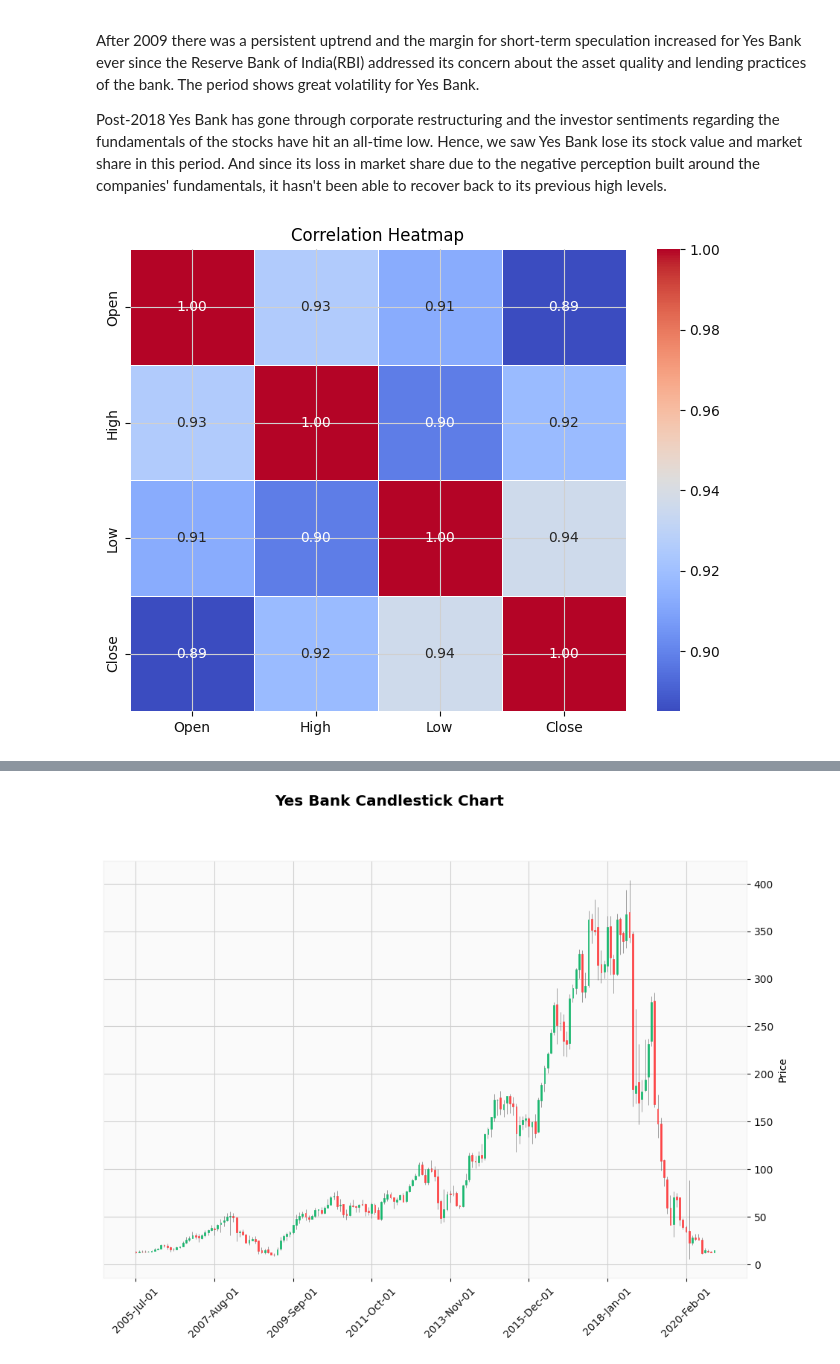
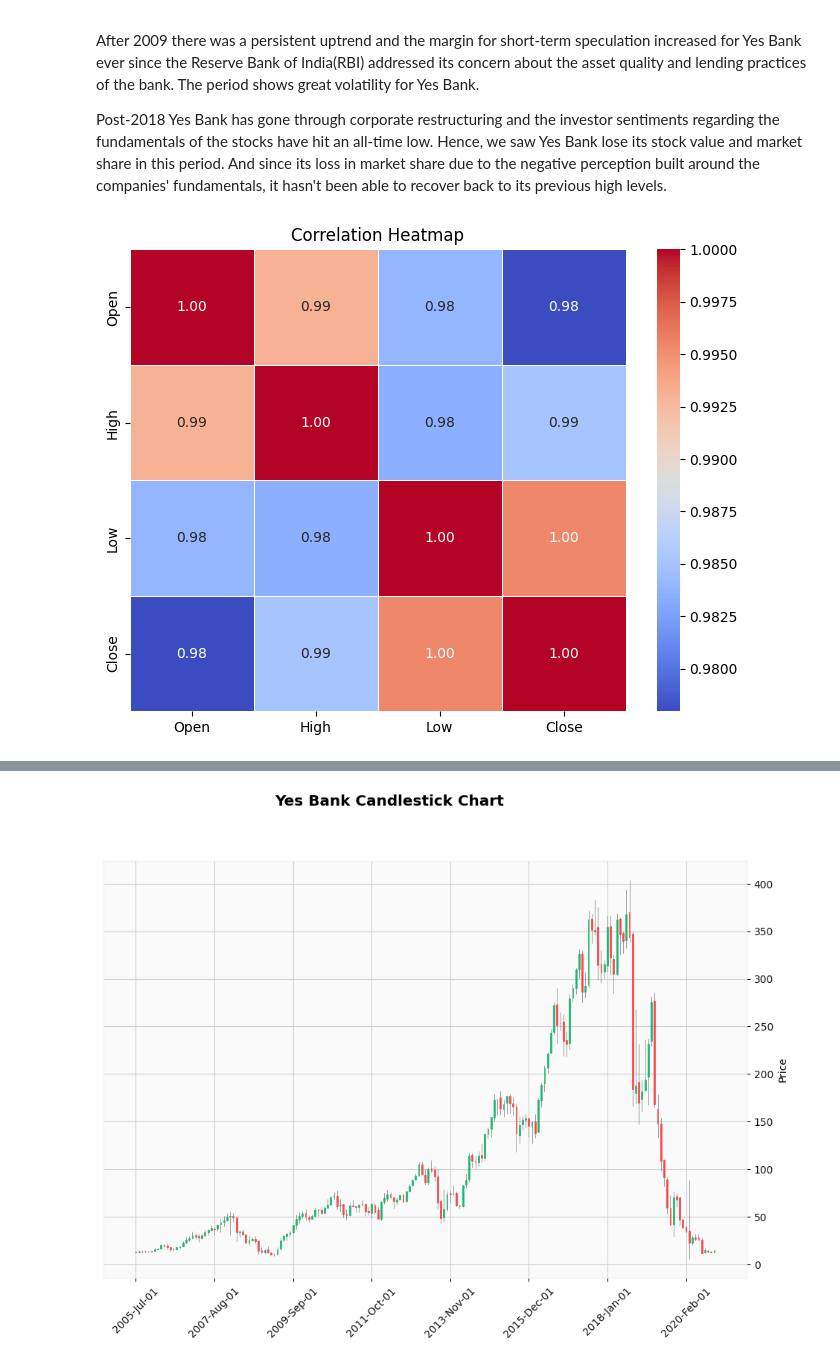
Before and after one commit to rksonu21/ML_Alma_Better, a Jupyter notebook: Yes_Bank_Regression.ipynb, the cells around one changed output, grey strips where cells are left out. Cells and saved outputs as stored; diff of their text form; code cells hidden in the pictures.

```diff
--- a/Yes_Bank_Regression.ipynb
+++ b/Yes_Bank_Regression.ipynb
@@ -41,10 +41,10 @@ After 2009 there was a persistent uptrend and the margin for short-term speculat
 Post-2018 Yes Bank has gone through corporate restructuring and the investor sentiments regarding the fundamentals of the stocks have hit an all-time low. Hence, we saw Yes Bank lose its stock value and market share in this period. And since its loss in market share due to the negative perception built around the companies' fundamentals, it hasn't been able to recover back to its previous high levels.
 # %%
 #Plotting the Heatmap to validate trading theories on price action.
-correlation_matrix = yb_df.corr(method='kendall', numeric_only=True)
+correlation_matrix = yb_df.corr(method='pearson', numeric_only=True)
 plt.figure(figsize=(8, 6))
 sns.heatmap(correlation_matrix, annot=True, cmap='coolwarm', fmt=".2f", linewidths=.5)
 plt.title("Correlation Heatmap")
 plt.show()
 # %% [output]
-[figure, old version]
+[figure, new version]
```
Also changed, not shown: parts of 6 cells of this notebook.
